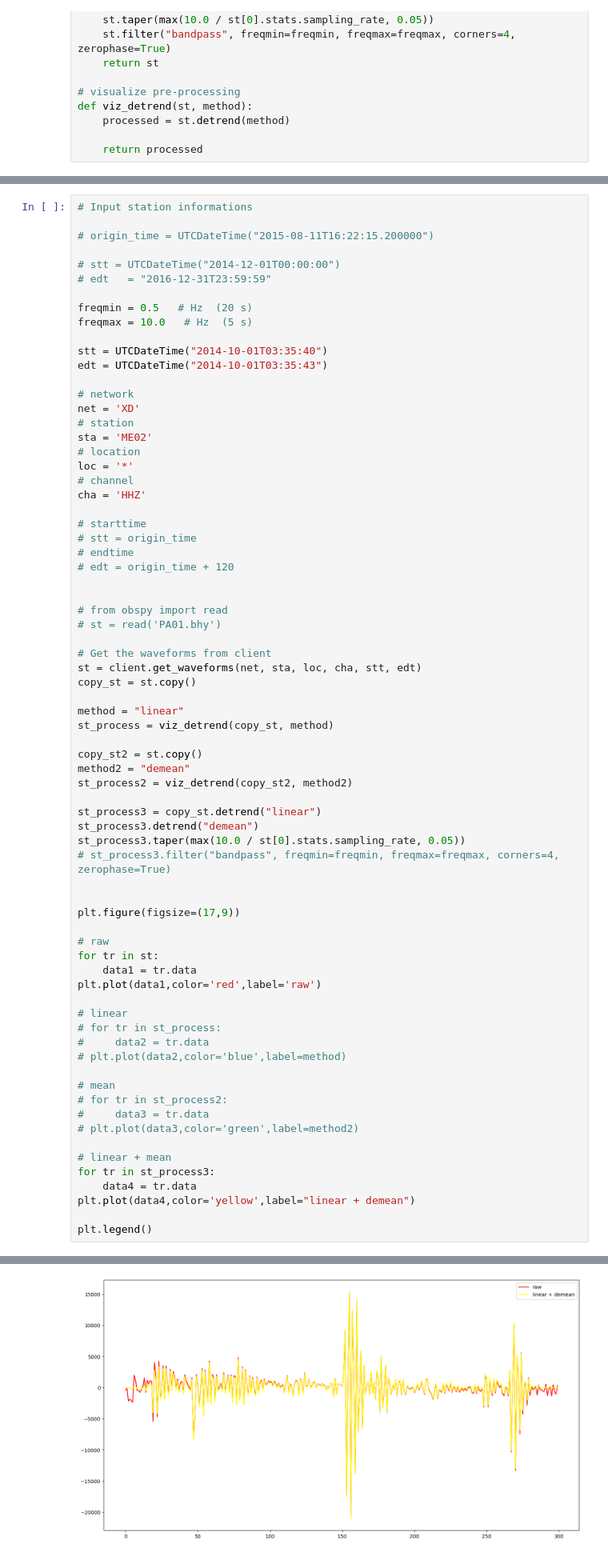
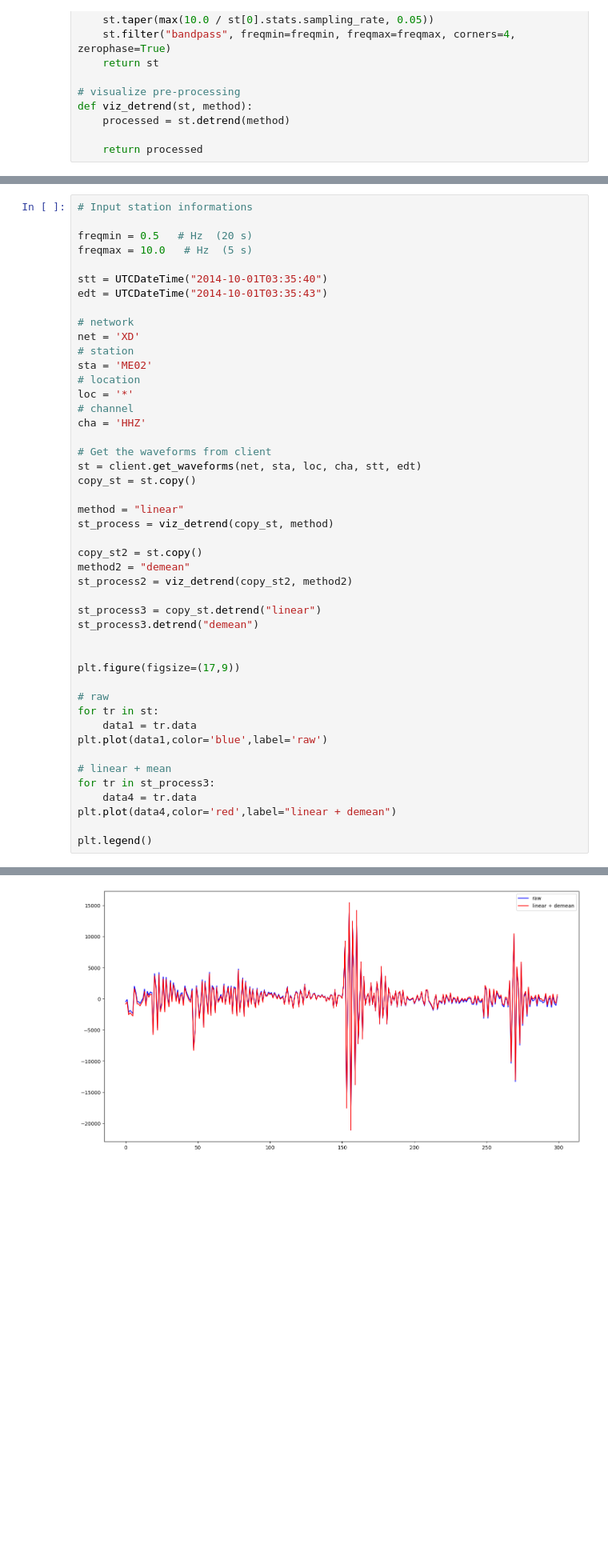
Before and after one commit to spara-earthscope/waveform_cross_correlation, a Jupyter notebook: wcc.ipynb, the cells around one changed output, grey strips where cells are left out. Shown: that part at 80% size. Saved outputs shown, nothing was run; the diff lists cells and outputs as text; blank space fills up the shorter version.

```diff
--- a/wcc.ipynb
+++ b/wcc.ipynb
@@ -65,10 +69,5 @@ def viz_detrend(st, method):
 # %%
 # Input station informations
-
-# origin_time = UTCDateTime("2015-08-11T16:22:15.200000")
-
-# stt = UTCDateTime("2014-12-01T00:00:00")
-# edt   = "2016-12-31T23:59:59"
 
 freqmin = 0.5   # Hz  (20 s)
 freqmax = 10.0   # Hz  (5 s)
@@ -85,55 +84,34 @@ loc = '*'
 # channel
 cha = 'HHZ'
 
-# starttime
-# stt = origin_time
-# endtime
-# edt = origin_time + 120
-
-
-# from obspy import read
-# st = read('PA01.bhy')
-
 # Get the waveforms from client
 st = client.get_waveforms(net, sta, loc, cha, stt, edt)
 copy_st = st.copy()
 
 method = "linear"
 st_process = viz_detrend(copy_st, method)
 
 copy_st2 = st.copy()
 method2 = "demean"
 st_process2 = viz_detrend(copy_st2, method2)
 
 st_process3 = copy_st.detrend("linear")
 st_process3.detrend("demean")
-st_process3.taper(max(10.0 / st[0].stats.sampling_rate, 0.05))
-# st_process3.filter("bandpass", freqmin=freqmin, freqmax=freqmax, corners=4, zerophase=True)
 
 
 plt.figure(figsize=(17,9))
 
 # raw
 for tr in st:
     data1 = tr.data
-plt.plot(data1,color='red',label='raw')
-
-# linear
-# for tr in st_process:
-#     data2 = tr.data
-# plt.plot(data2,color='blue',label=method)
-
-# mean
-# for tr in st_process2:
-#     data3 = tr.data
-# plt.plot(data3,color='green',label=method2)
+plt.plot(data1,color='blue',label='raw')
 
 # linear + mean
 for tr in st_process3:
     data4 = tr.data
-plt.plot(data4,color='yellow',label="linear + demean")
+plt.plot(data4,color='red',label="linear + demean")
 
 plt.legend()
 # %% [output]
 <matplotlib.legend.Legend at 0x...>
-[figure, old version]
+[figure, new version]
```
Also changed, not shown: parts of 4 cells of this notebook.
